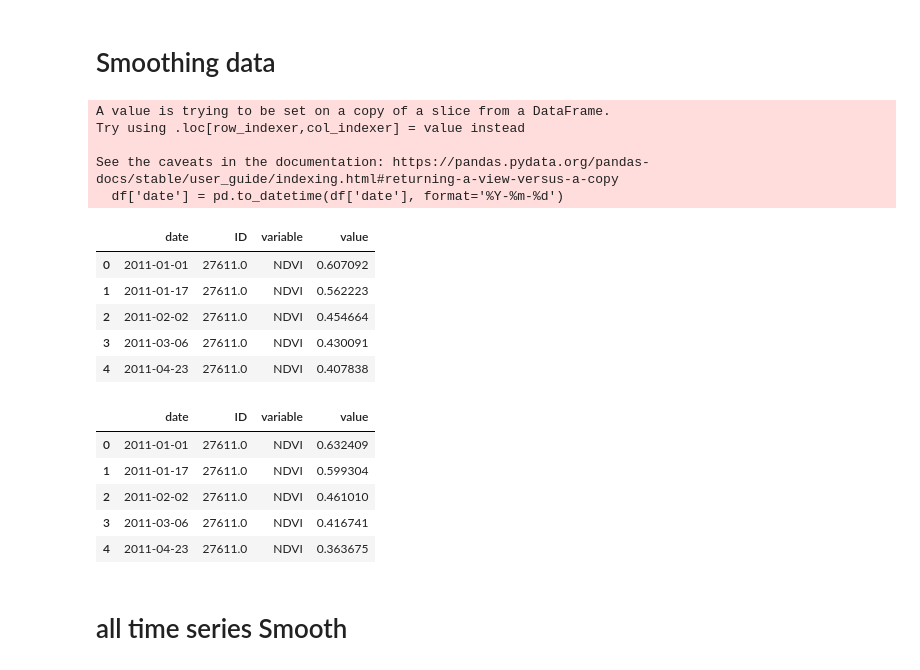
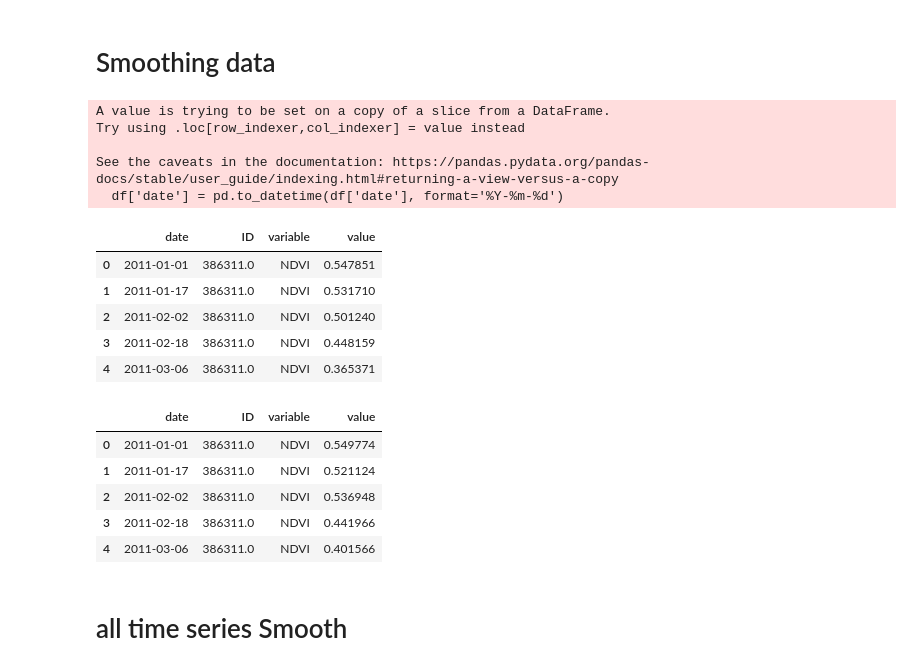
Before and after one commit to frandak2/IDB-project-with-RS, a Jupyter notebook: notebooks/Trends fig.ipynb, the cells around one changed output. Cells and saved outputs as stored; diff of their text form; code cells hidden in the pictures.

```diff
--- a/notebooks/Trends fig.ipynb
+++ b/notebooks/Trends fig.ipynb
@@ -41,39 +41,39 @@ db.to_csv("Data_IDB/alldf_final.csv",index = False)
 # %% [markdown]
 # Smoothing data
 # %%
-df = db[db.ID == ID[0]]
+df = db[db.ID == 386311]
 df['date'] = pd.to_datetime(df['date'], format='%Y-%m-%d')
 
 smootdf = df[["NDVI","OSAVI","EVI","NWVI"]]
 smootdf = smootdf.apply(lambda x: signal.savgol_filter(x,9, 2, mode='nearest'),0,result_type='broadcast')
 smootdf
 
 df_c = pd.concat([df[["ID","date"]].reset_index(drop=True), smootdf.reset_index(drop=True)], axis=1)
 df_c
 melt_smooth = df_c.melt(["date","ID"], ["NDVI","OSAVI","EVI"] )
 melt_smooth.head()
 # %% [output]
 A value is trying to be set on a copy of a slice from a DataFrame.
 Try using .loc[row_indexer,col_indexer] = value instead
 
 See the caveats in the documentation: https://pandas.pydata.org/pandas-docs/stable/user_guide/indexing.html#returning-a-view-versus-a-copy
   df['date'] = pd.to_datetime(df['date'], format='%Y-%m-%d')
 |  | date | ID | variable | value |
-| 0 | 2011-01-01 | 27611.0 | NDVI | 0.607092 |
-| 1 | 2011-01-17 | 27611.0 | NDVI | 0.562223 |
-| 2 | 2011-02-02 | 27611.0 | NDVI | 0.454664 |
-| 3 | 2011-03-06 | 27611.0 | NDVI | 0.430091 |
-| 4 | 2011-04-23 | 27611.0 | NDVI | 0.407838 |
+| 0 | 2011-01-01 | 386311.0 | NDVI | 0.547851 |
+| 1 | 2011-01-17 | 386311.0 | NDVI | 0.531710 |
+| 2 | 2011-02-02 | 386311.0 | NDVI | 0.501240 |
+| 3 | 2011-02-18 | 386311.0 | NDVI | 0.448159 |
+| 4 | 2011-03-06 | 386311.0 | NDVI | 0.365371 |
 # %%
 melt_db = df.melt(["date","ID"], ["NDVI","OSAVI","EVI"])
 melt_db.head()
 # %% [output]
 |  | date | ID | variable | value |
-| 0 | 2011-01-01 | 27611.0 | NDVI | 0.632409 |
-| 1 | 2011-01-17 | 27611.0 | NDVI | 0.599304 |
-| 2 | 2011-02-02 | 27611.0 | NDVI | 0.461010 |
-| 3 | 2011-03-06 | 27611.0 | NDVI | 0.416741 |
-| 4 | 2011-04-23 | 27611.0 | NDVI | 0.363675 |
+| 0 | 2011-01-01 | 386311.0 | NDVI | 0.549774 |
+| 1 | 2011-01-17 | 386311.0 | NDVI | 0.521124 |
+| 2 | 2011-02-02 | 386311.0 | NDVI | 0.536948 |
+| 3 | 2011-02-18 | 386311.0 | NDVI | 0.441966 |
+| 4 | 2011-03-06 | 386311.0 | NDVI | 0.401566 |
 # %%
 # sns.set_style("white")
 rc={"font.weight":"bold",'figure.figsize':(30, 6),'axes.labelsize': 28,
```
Also changed, not shown: parts of 4 cells of this notebook, 5 other files.
